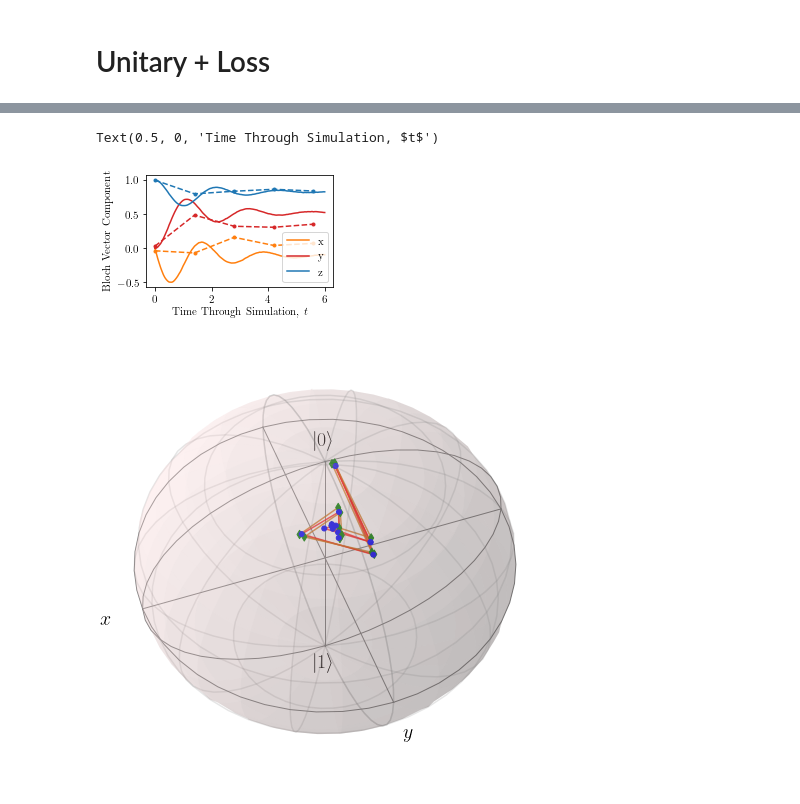
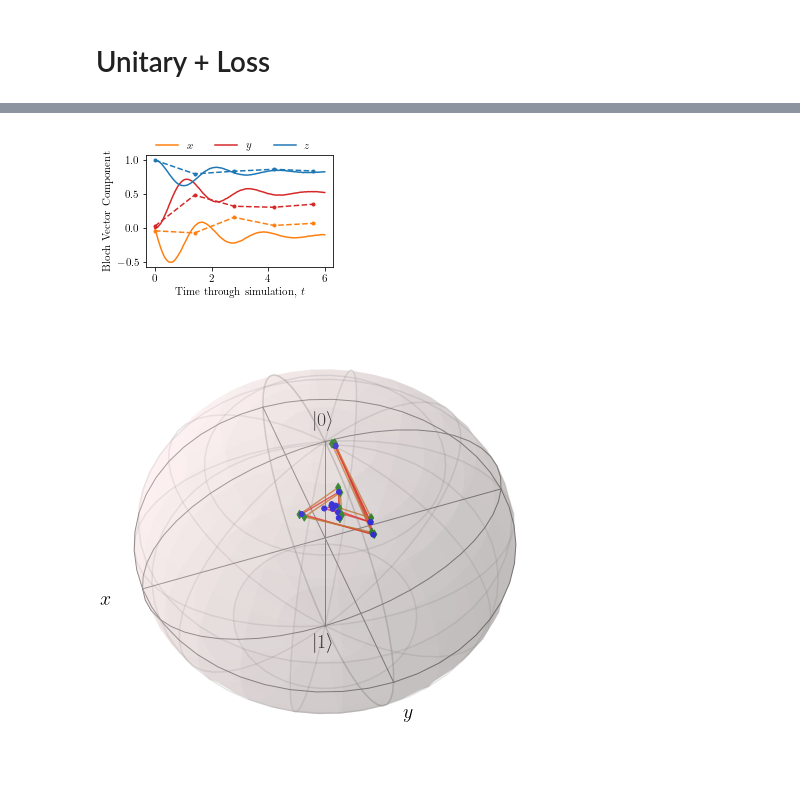
Before and after one commit to OliverDudgeon/QSync, a Jupyter notebook: experiment-plots.ipynb, the cells around one changed output, grey strips where cells are left out. Drawn from its saved outputs; the diff is of its cells as text; code cells hidden in the pictures.

```diff
--- a/experiment-plots.ipynb
+++ b/experiment-plots.ipynb
@@ -139,28 +139,29 @@ fig.savefig(path + "/populations.pdf", bbox_inches="tight")
 # %%
 cont_points = dm2bloch(cont_data)
 points = dm2bloch(mean_states)
 
 fig, ax = plt.subplots(figsize=set_size(DOCUMENT_WIDTH / 2))
 
 for i, (ccoord, coord) in enumerate(zip(cont_points, points)):
     if i == 0:
-        label = 'x'
+        label = '$x$'
         c='tab:orange'
     elif i == 1:
-        label = 'y'
+        label = '$y$'
         c='tab:red'
     elif i == 2:
-        label='z'
+        label='$z$'
         c='tab:blue'
     ax.plot(np.arange(len(coord)) * scale, coord, ".--", c=c)
     ax.plot(np.arange(len(ccoord)) * 0.05, ccoord, label=label, c=c)
-ax.legend()
+ax.legend(ncol=3, frameon=False, loc=3, bbox_to_anchor=(0, 0.95))
 
 ax.set_ylabel('Bloch Vector Component')
-ax.set_xlabel(r'Time Through Simulation, $t$')
+ax.set_xlabel(r'Time through simulation, $t$')
+
+fig.savefig(path + "/bloch-vector.pdf", bbox_inches="tight")
 # %% [output]
-Text(0.5, 0, 'Time Through Simulation, $t$')
-[figure, old version]
+[figure, new version]
 # %%
 b = Bloch(figsize=[6, 6])
 
```
Also changed, not shown: parts of 7 cells of this notebook, 30 other files.
